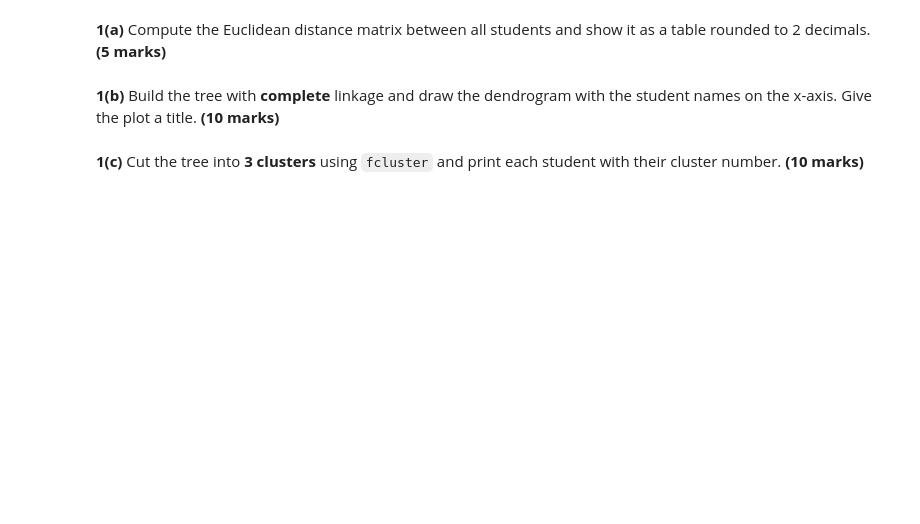
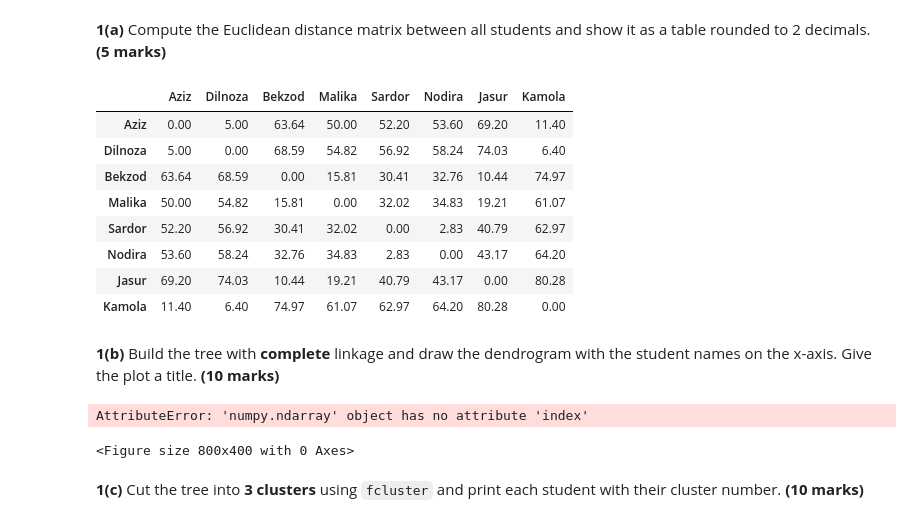
Before and after one commit to sarvarbekprojects/week12-lab, a Jupyter notebook: Lab_Hierarchical_Clustering.ipynb, the cells around one changed output. Cells and saved outputs as stored; diff of their text form; code cells hidden in the pictures; blank space fills up the shorter version.

```diff
--- a/Lab_Hierarchical_Clustering.ipynb
+++ b/Lab_Hierarchical_Clustering.ipynb
@@ -536,20 +618,34 @@ pd.DataFrame(marks, index=students, columns=["Mathematics", "Programming"])
 # %% [markdown]
 **1(a)** Compute the Euclidean distance matrix between all students and show it as a table rounded to 2 decimals. **(5 marks)**
 # %%
-distances1 = squareform(pdist(___, metric="euclidean"))
+distances1 = squareform(pdist(marks, metric="euclidean"))
 
-dist_table1 = pd.DataFrame(distances1, index=___, columns=___).round(2)
+dist_table1 = pd.DataFrame(distances1, index=students, columns=students).round(2)
 dist_table1
+# %% [output]
+|  | Aziz | Dilnoza | Bekzod | Malika | Sardor | Nodira | Jasur | Kamola |
+| Aziz | 0.00 | 5.00 | 63.64 | 50.00 | 52.20 | 53.60 | 69.20 | 11.40 |
+| Dilnoza | 5.00 | 0.00 | 68.59 | 54.82 | 56.92 | 58.24 | 74.03 | 6.40 |
+| Bekzod | 63.64 | 68.59 | 0.00 | 15.81 | 30.41 | 32.76 | 10.44 | 74.97 |
+| Malika | 50.00 | 54.82 | 15.81 | 0.00 | 32.02 | 34.83 | 19.21 | 61.07 |
+| Sardor | 52.20 | 56.92 | 30.41 | 32.02 | 0.00 | 2.83 | 40.79 | 62.97 |
+| Nodira | 53.60 | 58.24 | 32.76 | 34.83 | 2.83 | 0.00 | 43.17 | 64.20 |
+| Jasur | 69.20 | 74.03 | 10.44 | 19.21 | 40.79 | 43.17 | 0.00 | 80.28 |
+| Kamola | 11.40 | 6.40 | 74.97 | 61.07 | 62.97 | 64.20 | 80.28 | 0.00 |
 # %% [markdown]
 **1(b)** Build the tree with **complete** linkage and draw the dendrogram with the student names on the x-axis. Give the plot a title. **(10 marks)**
 # %%
-Z1 = linkage(marks, method=___)
+Z1 = linkage(marks, method="complete")
 
 plt.figure(figsize=(8, 4))
-dendrogram(Z1, labels=___)
-plt.title(___)
+dendrogram(Z1, labels=marks.index)
+plt.title("Dendrogram - Complete Linkage")
 plt.ylabel("Merge distance")
+plt.xlabel("Student Names")
 plt.show()
+# %% [output]
+AttributeError: 'numpy.ndarray' object has no attribute 'index'
+<Figure size 800x400 with 0 Axes>
 # %% [markdown]
 **1(c)** Cut the tree into **3 clusters** using `fcluster` and print each student with their cluster number. **(10 marks)**
 # %%
```
Also changed, not shown: parts of 29 cells of this notebook.
